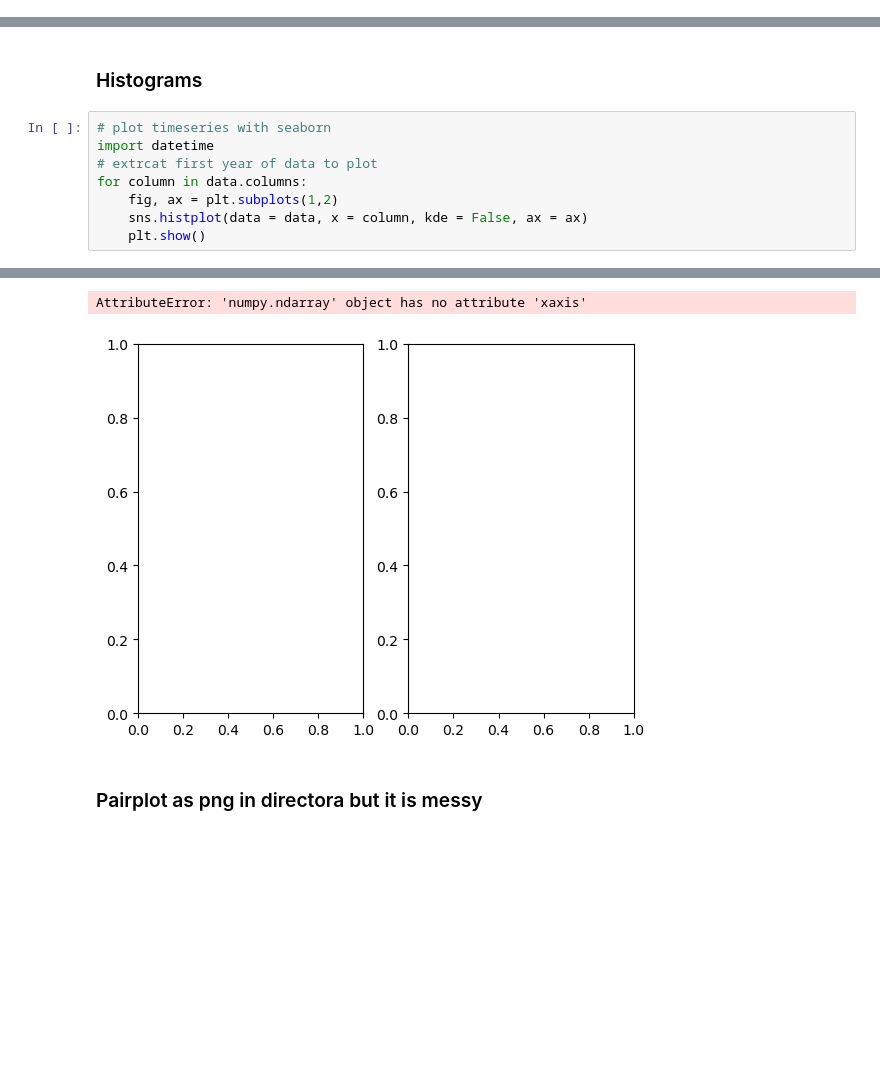
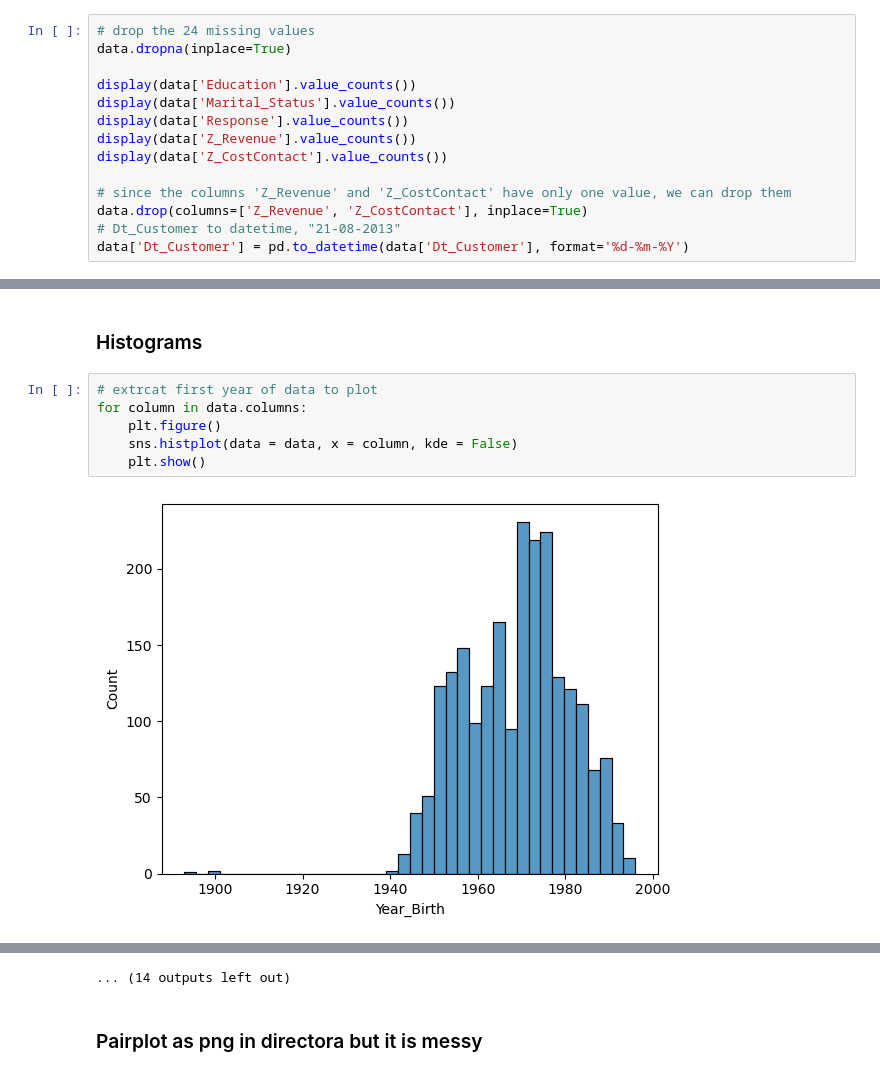
Before and after one commit to Tomson909/Customer-Personality-Analysis, a Jupyter notebook: 01_EDA/EDA.ipynb, the cells around one changed output, grey strips where cells are left out. Saved outputs shown, nothing was run; the diff lists cells and outputs as text; blank space fills up the shorter version.

```diff
--- a/01_EDA/EDA.ipynb
+++ b/01_EDA/EDA.ipynb
@@ -96,0 +97,14 @@ data.dropna(inplace=True)
+# %%
+# drop the 24 missing values
+data.dropna(inplace=True)
+
+display(data['Education'].value_counts())
+display(data['Marital_Status'].value_counts())
+display(data['Response'].value_counts())
+display(data['Z_Revenue'].value_counts())
+display(data['Z_CostContact'].value_counts())
+
+# since the columns 'Z_Revenue' and 'Z_CostContact' have only one value, we can drop them
+data.drop(columns=['Z_Revenue', 'Z_CostContact'], inplace=True)
+# Dt_Customer to datetime, "21-08-2013"
+data['Dt_Customer'] = pd.to_datetime(data['Dt_Customer'], format='%d-%m-%Y')
@@ -140,11 +145,10 @@ Name: count, dtype: int64
 # %% [markdown]
 ### Histograms
 # %%
-# plot timeseries with seaborn
-import datetime
 # extrcat first year of data to plot
 for column in data.columns:
-    fig, ax = plt.subplots(1,2)
-    sns.histplot(data = data, x = column, kde = False, ax = ax)
+    plt.figure()
+    sns.histplot(data = data, x = column, kde = False)
     plt.show()
 # %% [output]
+[figure, new version]
@@ -151,5 +166,4 @@ for column in data.columns:
-AttributeError: 'numpy.ndarray' object has no attribute 'xaxis'
+... (14 outputs left out)
-[figure, old version]
 # %% [markdown]
 ### Pairplot as png in directora but it is messy
 # %% [markdown]
```
Also changed, not shown: parts of 9 cells of this notebook.
